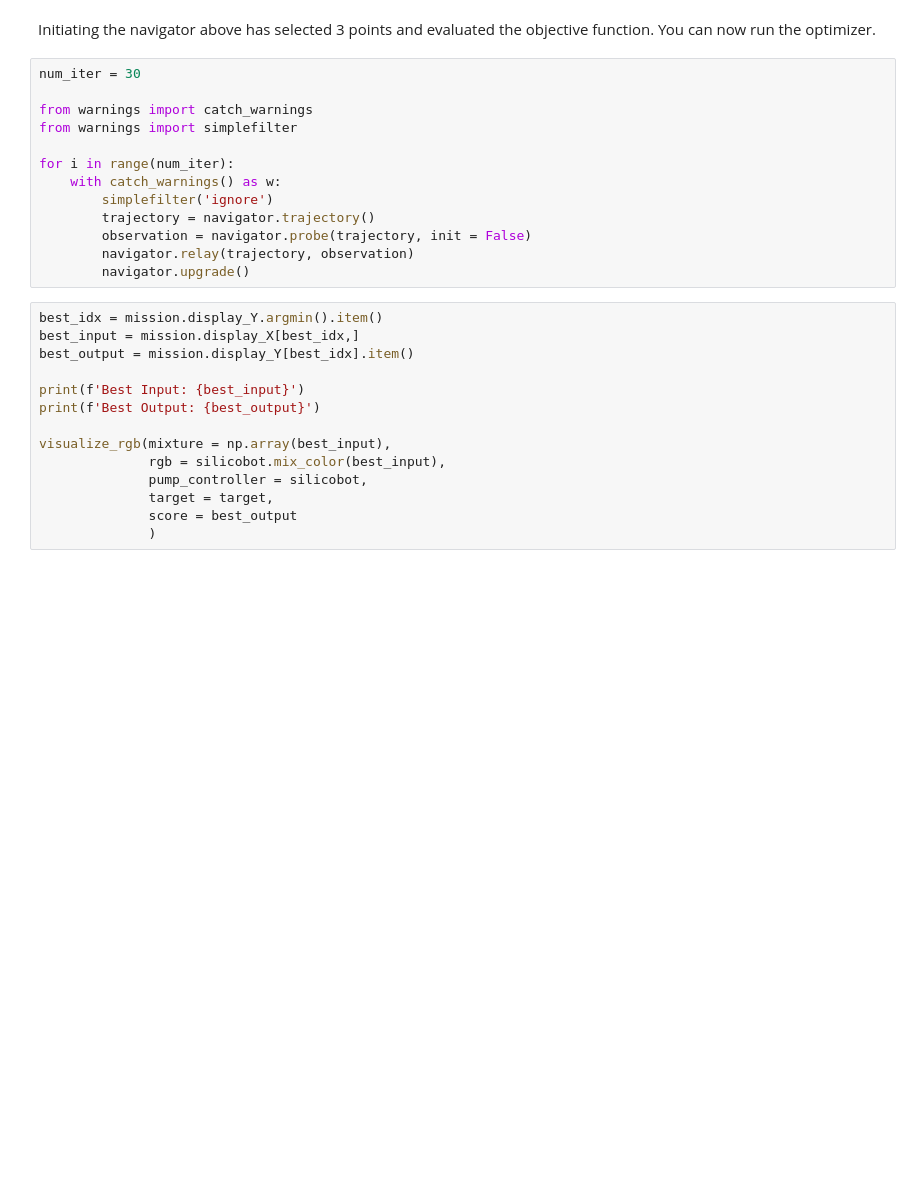
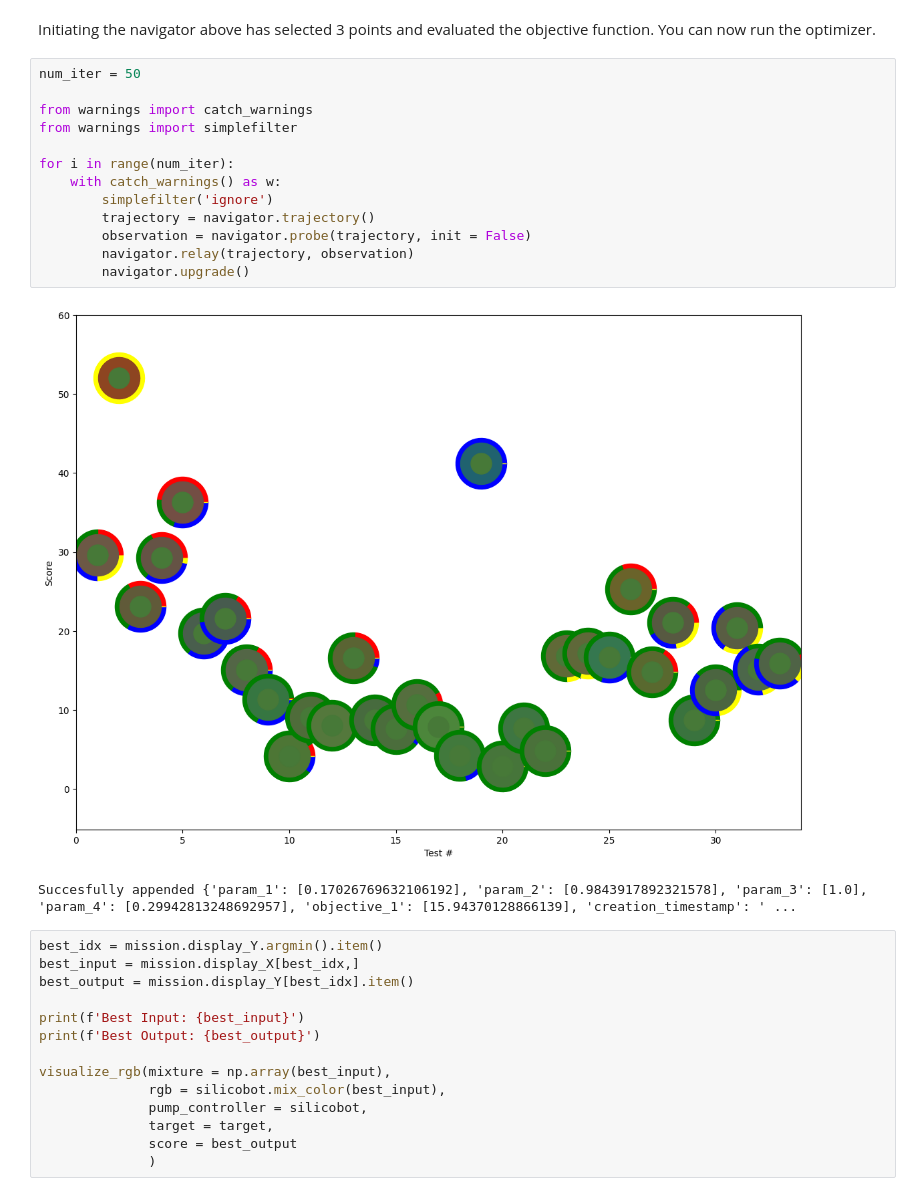
Before and after one commit to Atuxen/colorbot-workshop, a Jupyter notebook: capex-workshop.ipynb, the cells around one changed output. Drawn from its saved outputs; the diff is of its cells as text; blank space fills up the shorter version.

Commit message:
Visualization fix

```diff
--- a/capex-workshop.ipynb
+++ b/capex-workshop.ipynb
@@ -221,18 +224,21 @@ navigator = SingleGP_Navigator(mission=mission,
 # %% [markdown]
 Initiating the navigator above has selected 3 points and evaluated the objective function. You can now run the optimizer.
 # %%
-num_iter = 30
+num_iter = 50
 
 from warnings import catch_warnings
 from warnings import simplefilter
 
 for i in range(num_iter):
     with catch_warnings() as w:
         simplefilter('ignore')
         trajectory = navigator.trajectory()
         observation = navigator.probe(trajectory, init = False)
         navigator.relay(trajectory, observation)
         navigator.upgrade()
+# %% [output]
+[figure, added]
+Succesfully appended {'param_1': [0.17026769632106192], 'param_2': [0.9843917892321578], 'param_3': [1.0], 'param_4': [0.29942813248692957], 'objective_1': [15.94370128866139], 'creation_timestamp': ' ...
 # %%
 best_idx = mission.display_Y.argmin().item()
 best_input = mission.display_X[best_idx,]
```
Also changed, not shown: parts of 1 cell of this notebook.
